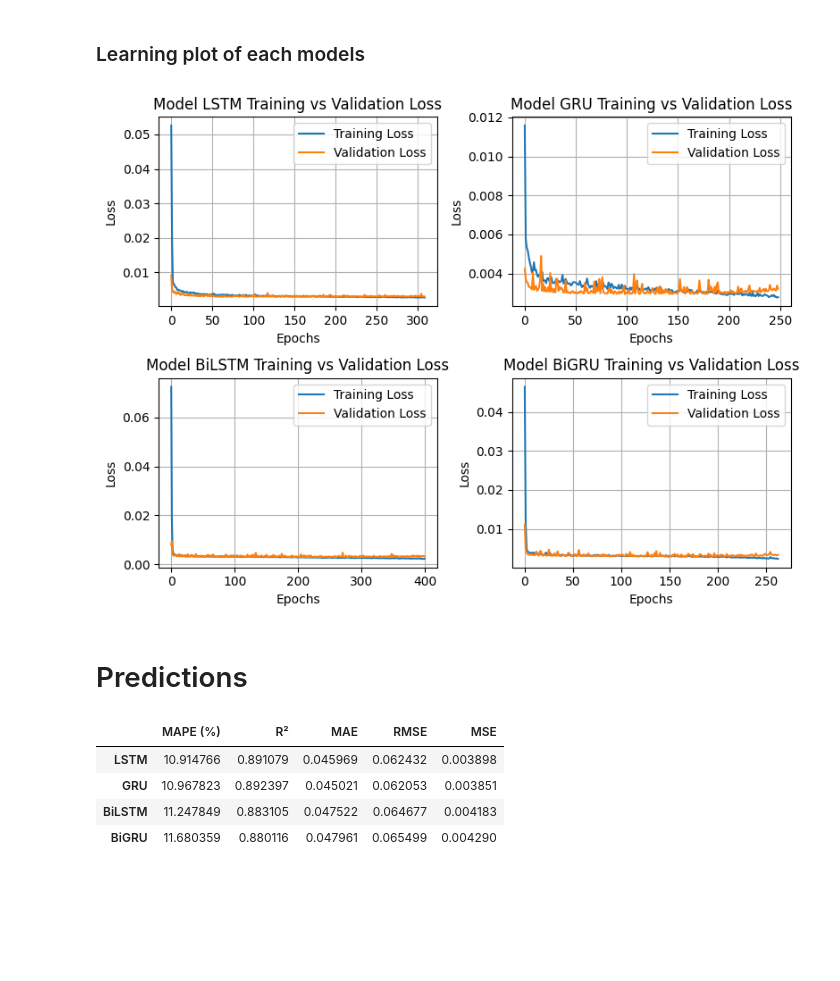
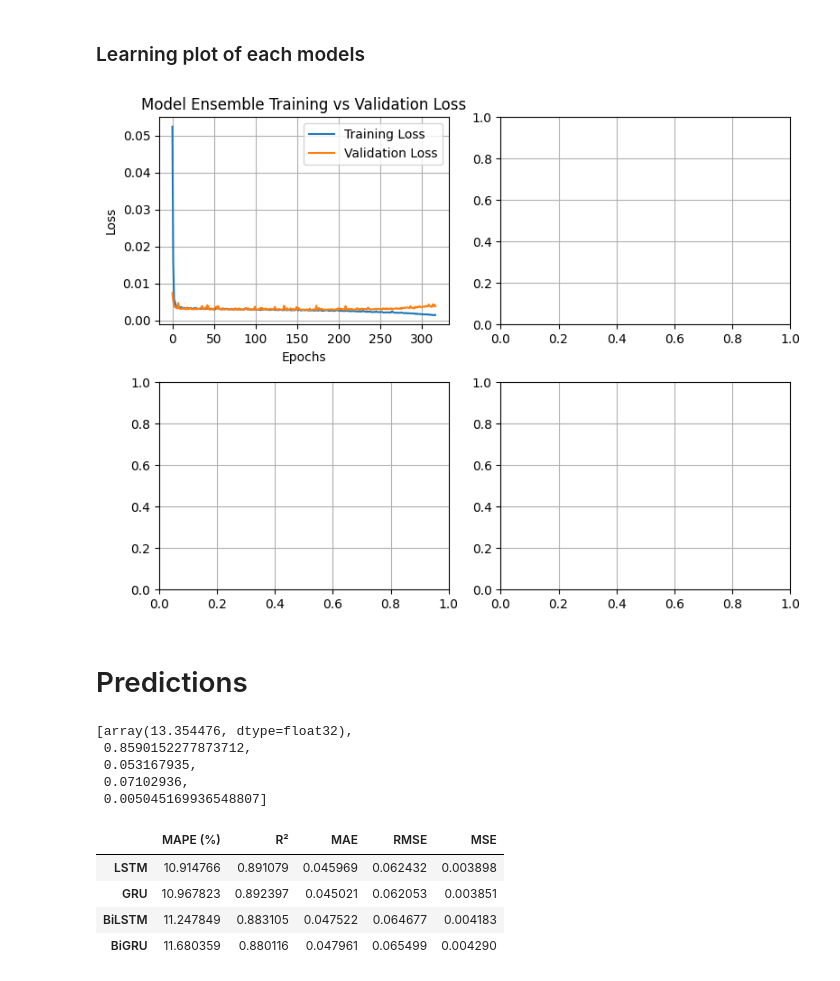
Before and after one commit to AngeClementAkazan/Deep-Learning-for-Weather-Prediction, a Jupyter notebook: notebooks/Temperature/LSTM_Temperature_Forecasting.ipynb, the cells around one changed output. Saved outputs shown, nothing was run; the diff lists cells and outputs as text; code cells hidden in the pictures; blank space fills up the shorter version.

```diff
--- a/notebooks/Temperature/LSTM_Temperature_Forecasting.ipynb
+++ b/notebooks/Temperature/LSTM_Temperature_Forecasting.ipynb
@@ -43,8 +46,8 @@ df.columns=['YEAR','Days','DOY','T2M', 'WS2M', 'PREC', 'RH2M', 'QV2M',
 # %% [markdown]
 **Variable ploting**
 # %%
-# df['Days'] = pd.to_datetime(df['Days'], dayfirst=True)
-# df.index = pd.to_datetime(df['Days'],infer_datetime_format=True )
+df['Days'] = pd.to_datetime(df['Days'], dayfirst=True)
+df.index = pd.to_datetime(df['Days'],infer_datetime_format=True )
 # plt.figure(figsize=(9,9))
 # df.set_index('Days')[['T2M', 'WS2M', 'PREC', 'RH2M', 'QV2M',
 #        'CSSWDW', 'T2MDEW', 'ALLSKYDW']].plot(subplots=True)
@@ -235,13 +250,34 @@ optimizer_bilstm = optim.Adam(model_bilstm.parameters(), lr=0.001)
 # For BiGRU
 model_bigrus = BiGRU(input_dim, hidden_dim, output_dim, num_layers).to(device)
 optimizer_bigrus = optim.Adam(model_bigrus.parameters(), lr=0.001)
+
+# Ensemble
+class MyEnsemble(nn.Module):
+    def __init__(self, input_size, hidden_size, output_size, num_layers=2):
+        super(MyEnsemble, self).__init__()
+        self.lstm_model = LSTMModel(input_dim=features.shape[1] , hidden_dim=hidden_dim, output_dim=1, dropout_prob=0.2).to(device)
+        self.gru_model = GRUModel(input_dim=features.shape[1] , hidden_dim=hidden_dim, output_dim=1, dropout_prob=0.2).to(device)
+        self.bilstm = BiLSTM(input_dim, hidden_dim, output_dim, num_layers).to(device)
+        self.bigrus=BiGRU(input_dim, hidden_dim, output_dim, num_layers).to(device)
+        self.weights = nn.Parameter(torch.ones(4))
+    def forward(self, x):
+        weights_normalized = F.softmax(self.weights, dim=0)
+        lstm_out = self.lstm_model(x)
+        gru_out = self.gru_model(x)
+        bilstm_out = self.bilstm(x)
+        bigru_out = self.bigrus(x)
+        # Combine the outputs (e.g., by averaging them)
+        ensemble_out = (weights_normalized [0]*lstm_out + weights_normalized [1]*gru_out + weights_normalized [2]*bigru_out + weights_normalized [3]*bilstm_out) / 4
+        return ensemble_out
+
+ens_model=MyEnsemble(input_dim, hidden_dim, output_dim, num_layers).to(device)
+optimizer_ens = optim.Adam(ens_model.parameters(), lr=0.001)
 # %% [markdown]
 # Training Functions
 # %%
 
 # Initialize early stopping
-patience=150
-early_stopping = EarlyStopping(patience=patience, mode='min', verbose=True)
+patience=200
 # Define the loss function and optimizer
 criterion = nn.MSELoss()
 #Define metrics
@@ -254,6 +290,7 @@ def training_function(model,train_loader,val_loader,optimizer,num_epochs=160):
     train_losses = []
     val_losses = []
     final_losses=[]
+    early_stopping = EarlyStopping(patience=patience, mode='min', verbose=True)
     for epoch in range(num_epochs):
         model.train()  # Set model to training mode
         running_loss = 0.0
@@ -306,3 +343,6 @@ def training_function(model,train_loader,val_loader,optimizer,num_epochs=160):
             break
     final_losses.append([[epoch_train_loss,epoch_train_rmse,epoch_train_mae],[epoch_val_loss,epoch_val_rmse,epoch_val_mae]])
     return train_losses, val_losses,final_losses
+# %%
+#Ensemble model
+history_ens=training_function(ens_model,train_loader,val_loader,optimizer_ens ,num_epochs=400)
@@ -394,26 +452,27 @@ Early stopping
 ### Learning plot of each models
 # %%
 # Assume these are your histories
-all_history = [history_lstm, history_gru, history_bilstm, history_bigru]
-model_name=["LSTM","GRU","BiLSTM","BiGRU"]
+# all_history = [history_lstm, history_gru, history_bilstm, history_bigru]
+all_history=[history_ens]
+model_name=["Ensemble","LSTM","GRU","BiLSTM","BiGRU"]
 # Create a figure and a set of subplots
 fig, axs = plt.subplots(2, 2, figsize=(8, 6))  # One subplot per model
 axs=axs.flatten()
 # Loop through each history and corresponding axis
 for i, history in enumerate(all_history):
     train_losses, val_losses, final_loss = history
     axs[i].plot(train_losses, label='Training Loss')
     axs[i].plot(val_losses, label='Validation Loss')
     axs[i].set_title(f'Model {model_name[i]} Training vs Validation Loss')
     axs[i].set_xlabel('Epochs')
     axs[i].set_ylabel('Loss')
     axs[i].legend()
 
 # Adjust layout to prevent overlap
 plt.tight_layout()
 plt.show()
 # %% [output]
-[figure, old version]
+[figure, new version]
 # %% [markdown]
 # Predictions
 # %%
@@ -456,14 +515,23 @@ def evaluate_model(model, test_loader):
     # print(f'MAPE: {mape:.4f}%')
     return [mape.numpy(),r2,mae,rmse,avg_loss]
 
-# Eval LSTM
-metrics_lstm=evaluate_model(model_lstm, test_loader)
-#Eval GRU
-metrics_gru=evaluate_model(model_gru, test_loader)
-#Eval BiLSTM
-metrics_bilstm=evaluate_model(model_bilstm, test_loader)
-# Eval BiGRU
-metrics_bigrus=evaluate_model(model_bigrus, test_loader)
+# # Eval LSTM
+# metrics_lstm=evaluate_model(model_lstm, test_loader)
+# #Eval GRU
+# metrics_gru=evaluate_model(model_gru, test_loader)
+# #Eval BiLSTM
+# metrics_bilstm=evaluate_model(model_bilstm, test_loader)
+# # Eval BiGRU
+# metrics_bigrus=evaluate_model(model_bigrus, test_loader)
+#Eval Ensemble
+metrics_ens=evaluate_model(ens_model, test_loader)
+metrics_ens
+# %% [output]
+[array(13.354476, dtype=float32),
+ 0.8590152277873712,
+ 0.053167935,
+ 0.07102936,
+ 0.005045169936548807]
 # %%
 result=pd.DataFrame( [metrics_lstm,metrics_gru,metrics_bilstm,metrics_bigrus],columns=['MAPE (%)','R²','MAE','RMSE','MSE'],index=['LSTM','GRU','BiLSTM','BiGRU'])
 result
```
Also changed, not shown: parts of 3 cells of this notebook, 5 other files.
